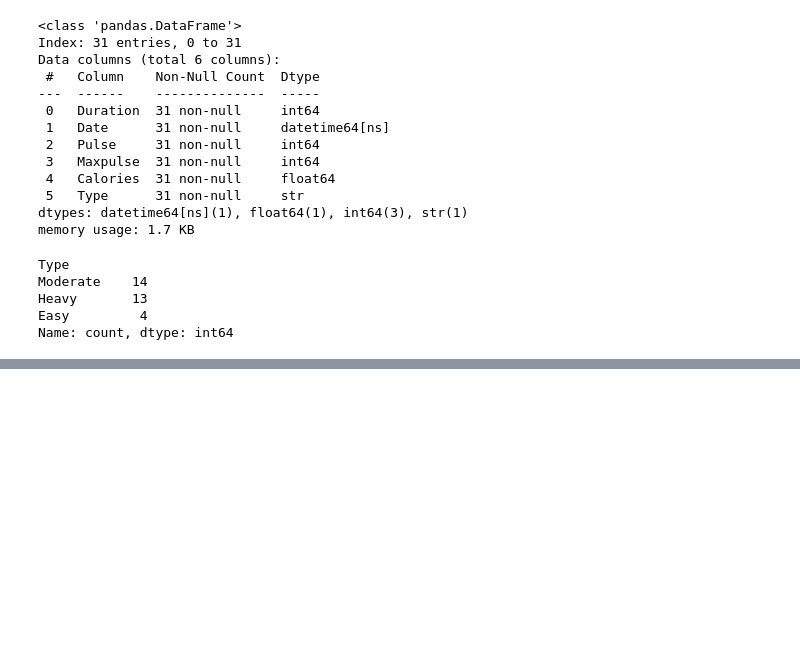
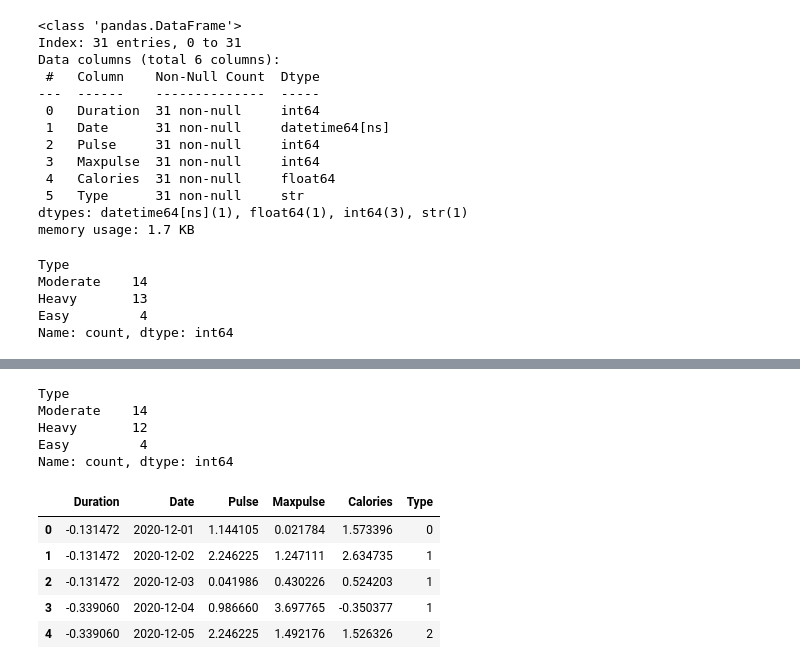
Before and after one commit to Irtisam99/Python_Programming, a Jupyter notebook: Advanced_pandas.ipynb, the cells around one changed output, grey strips where cells are left out. Drawn from its saved outputs; the diff is of its cells as text; code cells hidden in the pictures; blank space fills up the shorter version.

```diff
--- a/Advanced_pandas.ipynb
+++ b/Advanced_pandas.ipynb
@@ -179,0 +296,30 @@ Remove Outliers
+# %%
+"""
+Categorical Columns
+Encoding:
+- One hot Encoding
+- Label EnCoding
+"""
+
+df['Type'].value_counts()
+# %% [output]
+Type
+Moderate    14
+Heavy       12
+Easy         4
+Name: count, dtype: int64
+# %%
+# Label Encoding
+df['Type']=pd.Categorical(
+    df['Type'],
+    categories=['Easy','Moderate','Heavy'],
+    ordered=True
+).codes
+df.head()
+# %% [output]
+|  | Duration | Date | Pulse | Maxpulse | Calories | Type |
+| 0 | -0.131472 | 2020-12-01 | 1.144105 | 0.021784 | 1.573396 | 0 |
+| 1 | -0.131472 | 2020-12-02 | 2.246225 | 1.247111 | 2.634735 | 1 |
+| 2 | -0.131472 | 2020-12-03 | 0.041986 | 0.430226 | 0.524203 | 1 |
+| 3 | -0.339060 | 2020-12-04 | 0.986660 | 3.697765 | -0.350377 | 1 |
+| 4 | -0.339060 | 2020-12-05 | 2.246225 | 1.492176 | 1.526326 | 2 |
```
Also changed, not shown: parts of 11 cells of this notebook.
